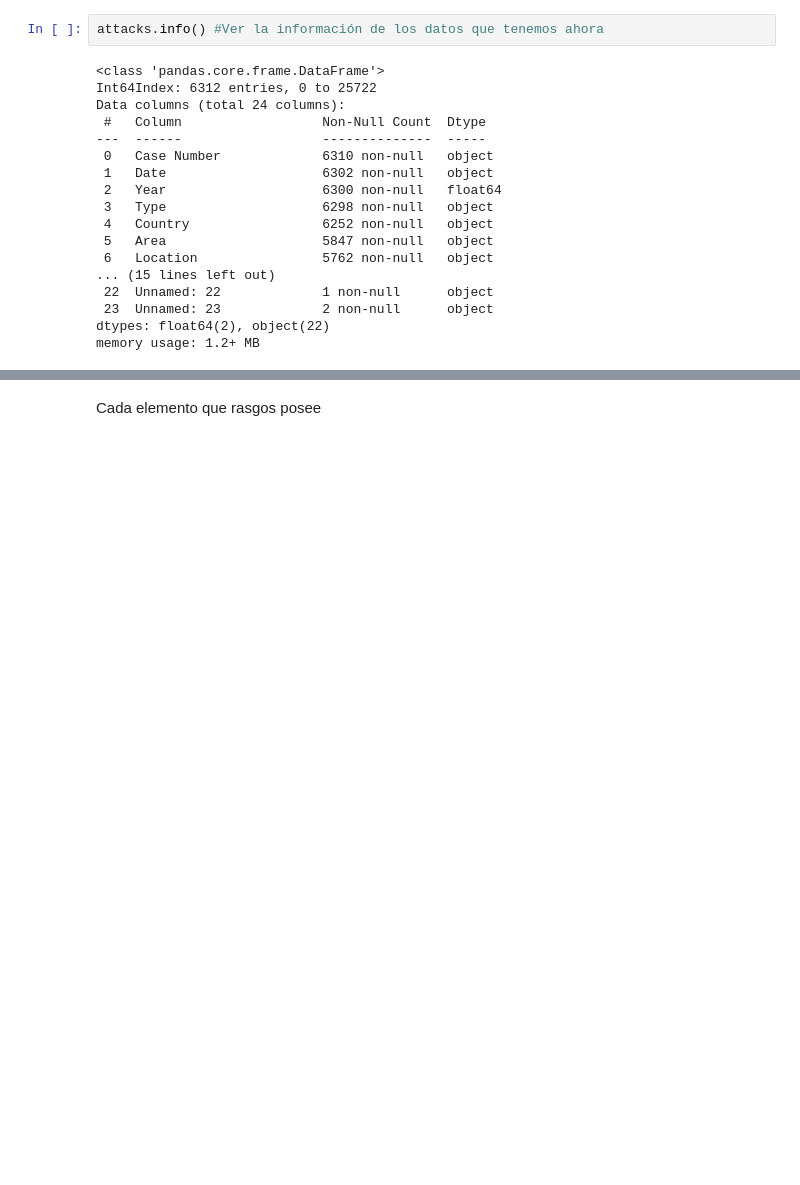
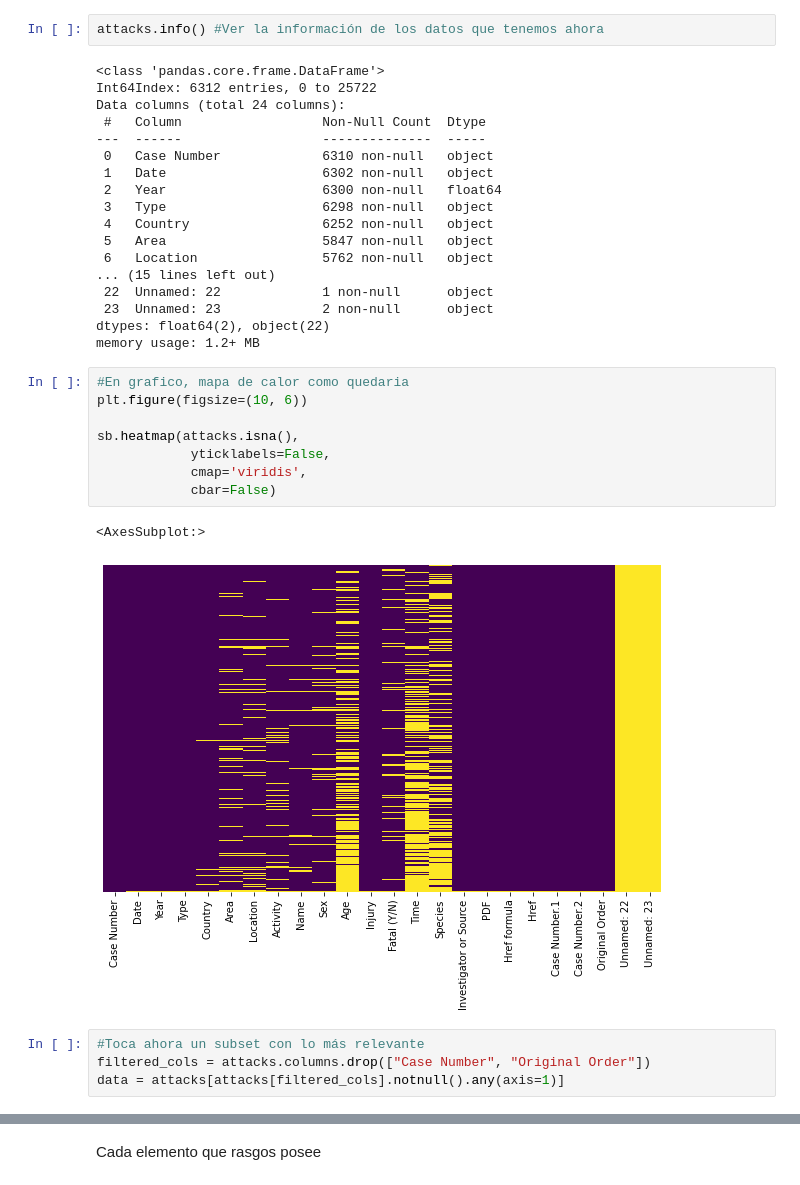
Before and after one commit to MiguelBeitia/1-Proyecto-Pandas-Shark, a Jupyter notebook: Proyecto.ipynb, the cells around one changed output, grey strips where cells are left out. Drawn from its saved outputs; the diff is of its cells as text; blank space fills up the shorter version.

```diff
--- a/Proyecto.ipynb
+++ b/Proyecto.ipynb
@@ -140,3 +128,18 @@ Data columns (total 24 columns):
  23  Unnamed: 23             2 non-null      object
 dtypes: float64(2), object(22)
 memory usage: 1.2+ MB
+# %%
+#En grafico, mapa de calor como quedaria
+plt.figure(figsize=(10, 6))
+
+sb.heatmap(attacks.isna(),
+            yticklabels=False,
+            cmap='viridis',
+            cbar=False)
+# %% [output]
+<AxesSubplot:>
+[figure, added]
+# %%
+#Toca ahora un subset con lo más relevante
+filtered_cols = attacks.columns.drop(["Case Number", "Original Order"])
+data = attacks[attacks[filtered_cols].notnull().any(axis=1)]
```
Also changed, not shown: parts of 7 cells of this notebook.
